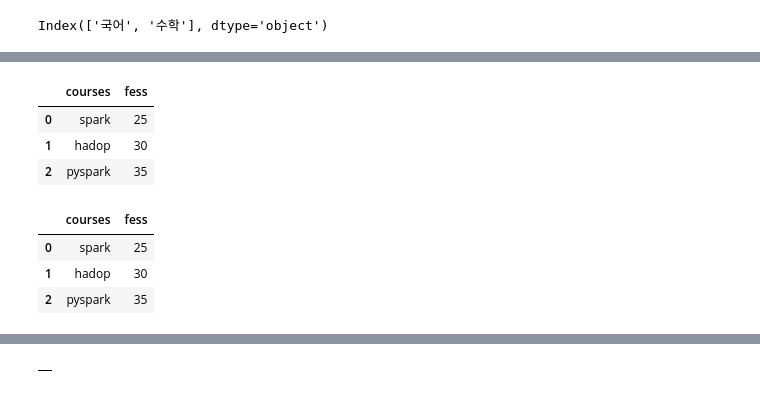
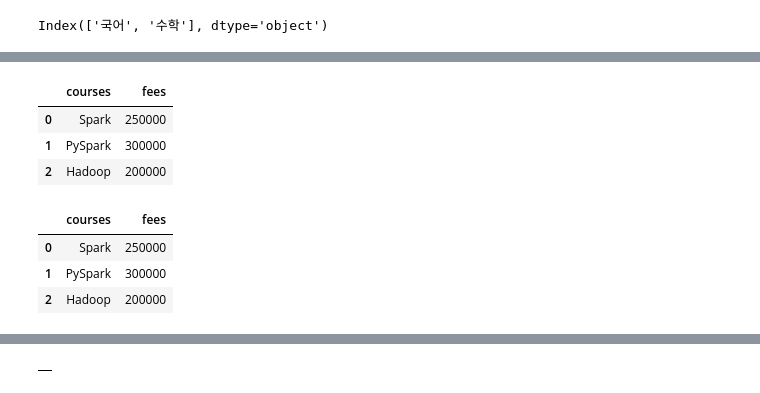
Before and after one commit to EunSeong-Jo/2025-1-myclass-BDA, a Jupyter notebook: inclass/02w_B_0312_pandas_basic.ipynb, the cells around one changed output, grey strips where cells are left out. Saved outputs shown, nothing was run; the diff lists cells and outputs as text; code cells hidden in the pictures.

```diff
--- a/inclass/02w_B_0312_pandas_basic.ipynb
+++ b/inclass/02w_B_0312_pandas_basic.ipynb
@@ -284,7 +300,6 @@ df.columns
 # %% [output]
 Index(['국어', '수학'], dtype='object')
 # %%
-courses = pd.Series(['spark', 'hadop', 'pyspark'], name='courses')
-
+courses = pd.Series(["Spark", "PySpark", "Hadoop"], name='courses')
 courses
 # %% [output]
@@ -305,0 +313,3 @@ Name: fess, dtype: int64
+# %%
+fees = pd.Series([250000, 300000, 200000], name='fees')
+fees
@@ -306,21 +322,19 @@ Name: fess, dtype: int64
 # %%
-df = pd.DataFrame({courses.name : courses, fess.name : fess})
-
+df = pd.DataFrame({courses.name: courses, fees.name: fees})
 df
 # %% [output]
-|  | courses | fess |
-| 0 | spark | 25 |
-| 1 | hadop | 30 |
-| 2 | pyspark | 35 |
+|  | courses | fees |
+| 0 | Spark | 250000 |
+| 1 | PySpark | 300000 |
+| 2 | Hadoop | 200000 |
 # %%
-courses = pd.Series(['spark', 'hadop', 'pyspark'], name='courses')
-fess = pd.Series([25, 30, 35], name='fess')
+courses = pd.Series(["Spark", "PySpark", "Hadoop"], name='courses')
+fees = pd.Series([250000, 300000, 200000], name='fees')
 
-df = pd.concat([courses, fess], axis=1)
-
+df = pd.concat([courses, fees], axis=1)
 df
 # %% [output]
-|  | courses | fess |
-| 0 | spark | 25 |
-| 1 | hadop | 30 |
-| 2 | pyspark | 35 |
+|  | courses | fees |
+| 0 | Spark | 250000 |
+| 1 | PySpark | 300000 |
+| 2 | Hadoop | 200000 |
```
Also changed, not shown: parts of 140 cells of this notebook.
